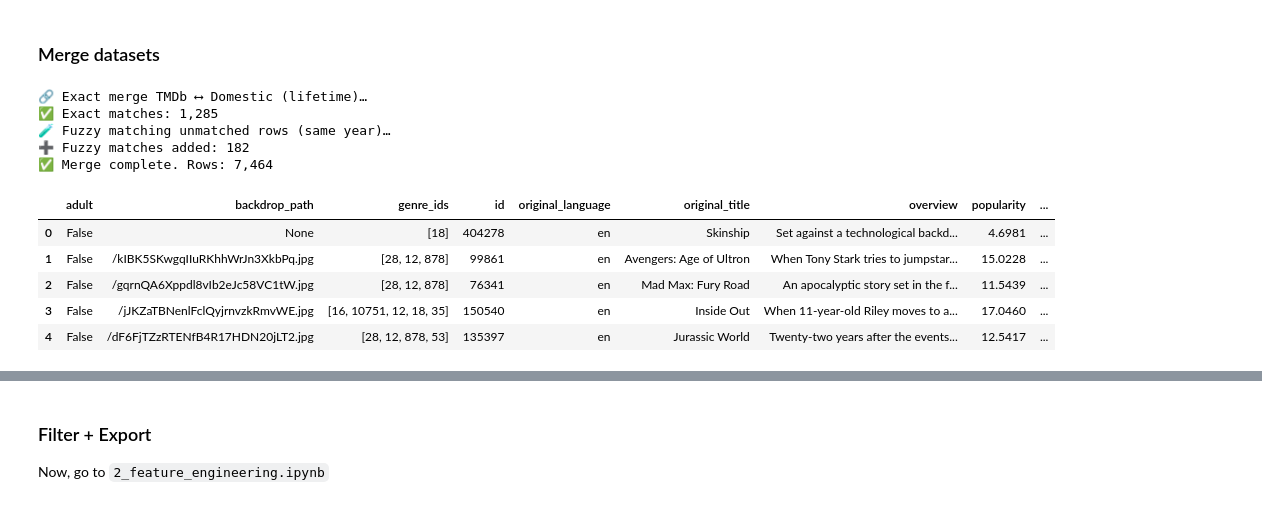
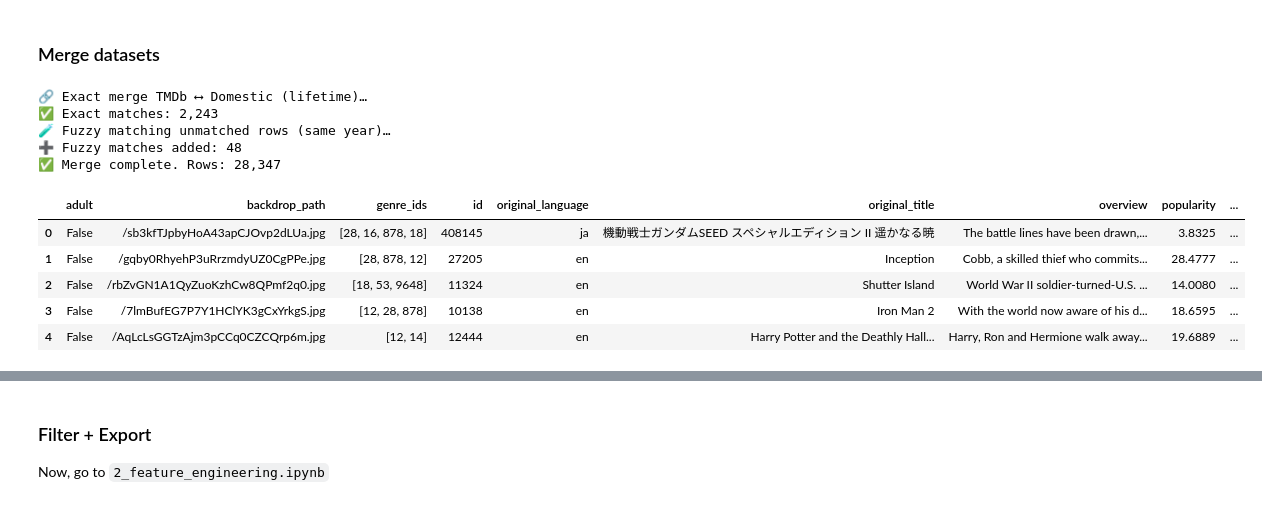
Before and after one commit to jasmineplows/box_office, a Jupyter notebook: code/1_get_data.ipynb, the cells around one changed output, grey strips where cells are left out. Saved outputs shown, nothing was run; the diff lists cells and outputs as text; code cells hidden in the pictures.

```diff
--- a/code/1_get_data.ipynb
+++ b/code/1_get_data.ipynb
@@ -80,9 +80,9 @@ Requirement already satisfied: typing-extensions>=4.0.0 in /opt/miniconda3/envs/
 DATA_DIR = "../data"
 os.makedirs(DATA_DIR, exist_ok=True)
 
-START_YEAR = 2015
+START_YEAR = 2010
 END_YEAR = 2026
-FORCE_REFRESH = True   # flip to True to re-scrape/re-fetch
+FORCE_REFRESH = False   # flip to True to re-scrape/re-fetch
 # %%
 # ---- 2) Cache wrapper - so you don't have to rescrape every time ----
 def load_or_build_csv(path, builder_fn, *, force=FORCE_REFRESH, name="dataset"):
@@ -306,7 +306,7 @@ def fetch_alltime_domestic(max_pages=50, sleep=0.35, per_page=200, retries=3, re
 # ---- 4) Fetch TMDb (v3/v4) ----
 def fetch_tmdb_movies(
     api_key,
-    start_year=2015,
+    start_year=2010,
     end_year=2026,
     include_upcoming_pass=True,   # kept for signature compatibility (not used by TMDb discover directly)
     max_pages_per_year=5,
@@ -586,8 +581,7 @@ if "release_date" in tmdb_clean.columns:
     )
 tmdb_clean["release_year"] = pd.to_numeric(tmdb_clean["release_year"], errors="coerce").astype("Int64")
 
-tmdb_clean["original_language"] = tmdb_clean.get("original_language", "en").fillna("en")
-tmdb_clean = tmdb_clean[tmdb_clean["original_language"] == "en"]
+tmdb_clean["original_language"] = tmdb_clean.get("original_language").fillna("unknown")
 
 if "genres" not in tmdb_clean.columns:
     if "genre_ids" in tmdb_clean.columns:
@@ -668,39 +662,39 @@ def fuzzy_fill_domestic(merged, domestic, score_cutoff=90):
             candidate, score, pos = match
             if not _is_safe_match(q, candidate, score):
                 continue
             dom_idx = idxs_dom[pos]
             merged.at[ridx, "domestic_revenue"] = domestic.loc[dom_idx, "domestic_revenue"]
             merged.at[ridx, "rank"] = domestic.loc[dom_idx, "rank"]
             merged.at[ridx, "distributor"] = domestic.loc[dom_idx, "distributor"]
             added += 1
     return merged, added
 
 print("🧪 Fuzzy matching unmatched rows (same year)…")
 merged_df, fuzzy_added = fuzzy_fill_domestic(merged_df, domestic_keyed, score_cutoff=90)
 print(f"➕ Fuzzy matches added: {fuzzy_added:,}")
 
 # Final safety: drop any remaining duplicates on (title, release_year) keeping highest domestic
 if merged_df.duplicated(subset=["title","release_year"], keep=False).any():
     merged_df = (merged_df
         .sort_values(["release_year","domestic_revenue"], ascending=[True, False])
         .drop_duplicates(subset=["title","release_year"], keep="first"))
 
 # Canonical revenue columns
 merged_df["revenue_domestic"] = pd.to_numeric(merged_df["domestic_revenue"], errors="coerce")
 merged_df["revenue"] = merged_df["revenue_domestic"]  # modeling target = lifetime domestic
 
 print(f"✅ Merge complete. Rows: {len(merged_df):,}")
 display(merged_df.head(5))
 # %% [output]
 🔗 Exact merge TMDb ⟷ Domestic (lifetime)…
-✅ Exact matches: 1,285
+✅ Exact matches: 2,243
 🧪 Fuzzy matching unmatched rows (same year)…
-➕ Fuzzy matches added: 182
-✅ Merge complete. Rows: 7,464
+➕ Fuzzy matches added: 48
+✅ Merge complete. Rows: 28,347
 |  | adult | backdrop_path | genre_ids | id | original_language | original_title | overview | popularity | ... |
-| 0 | False | None | [18] | 404278 | en | Skinship | Set against a technological backd... | 4.6981 | ... |
-| 1 | False | /kIBK5SKwgqIIuRKhhWrJn3XkbPq.jpg | [28, 12, 878] | 99861 | en | Avengers: Age of Ultron | When Tony Stark tries to jumpstar... | 15.0228 | ... |
-| 2 | False | /gqrnQA6Xppdl8vIb2eJc58VC1tW.jpg | [28, 12, 878] | 76341 | en | Mad Max: Fury Road | An apocalyptic story set in the f... | 11.5439 | ... |
-| 3 | False | /jJKZaTBNenlFclQyjrnvzkRmvWE.jpg | [16, 10751, 12, 18, 35] | 150540 | en | Inside Out | When 11-year-old Riley moves to a... | 17.0460 | ... |
-| 4 | False | /dF6FjTZzRTENfB4R17HDN20jLT2.jpg | [28, 12, 878, 53] | 135397 | en | Jurassic World | Twenty-two years after the events... | 12.5417 | ... |
+| 0 | False | /sb3kfTJpbyHoA43apCJOvp2dLUa.jpg | [28, 16, 878, 18] | 408145 | ja | 機動戦士ガンダムSEED スペシャルエディション II 遥かなる暁 | The battle lines have been drawn,... | 3.8325 | ... |
+| 1 | False | /gqby0RhyehP3uRrzmdyUZ0CgPPe.jpg | [28, 878, 12] | 27205 | en | Inception | Cobb, a skilled thief who commits... | 28.4777 | ... |
+| 2 | False | /rbZvGN1A1QyZuoKzhCw8QPmf2q0.jpg | [18, 53, 9648] | 11324 | en | Shutter Island | World War II soldier-turned-U.S. ... | 14.0080 | ... |
+| 3 | False | /7lmBufEG7P7Y1HClYK3gCxYrkgS.jpg | [12, 28, 878] | 10138 | en | Iron Man 2 | With the world now aware of his d... | 18.6595 | ... |
+| 4 | False | /AqLcLsGGTzAjm3pCCq0CZCQrp6m.jpg | [12, 14] | 12444 | en | Harry Potter and the Deathly Hall... | Harry, Ron and Hermione walk away... | 19.6889 | ... |
 # %%
```
Also changed, not shown: parts of 3 cells of this notebook, 10 other files.
